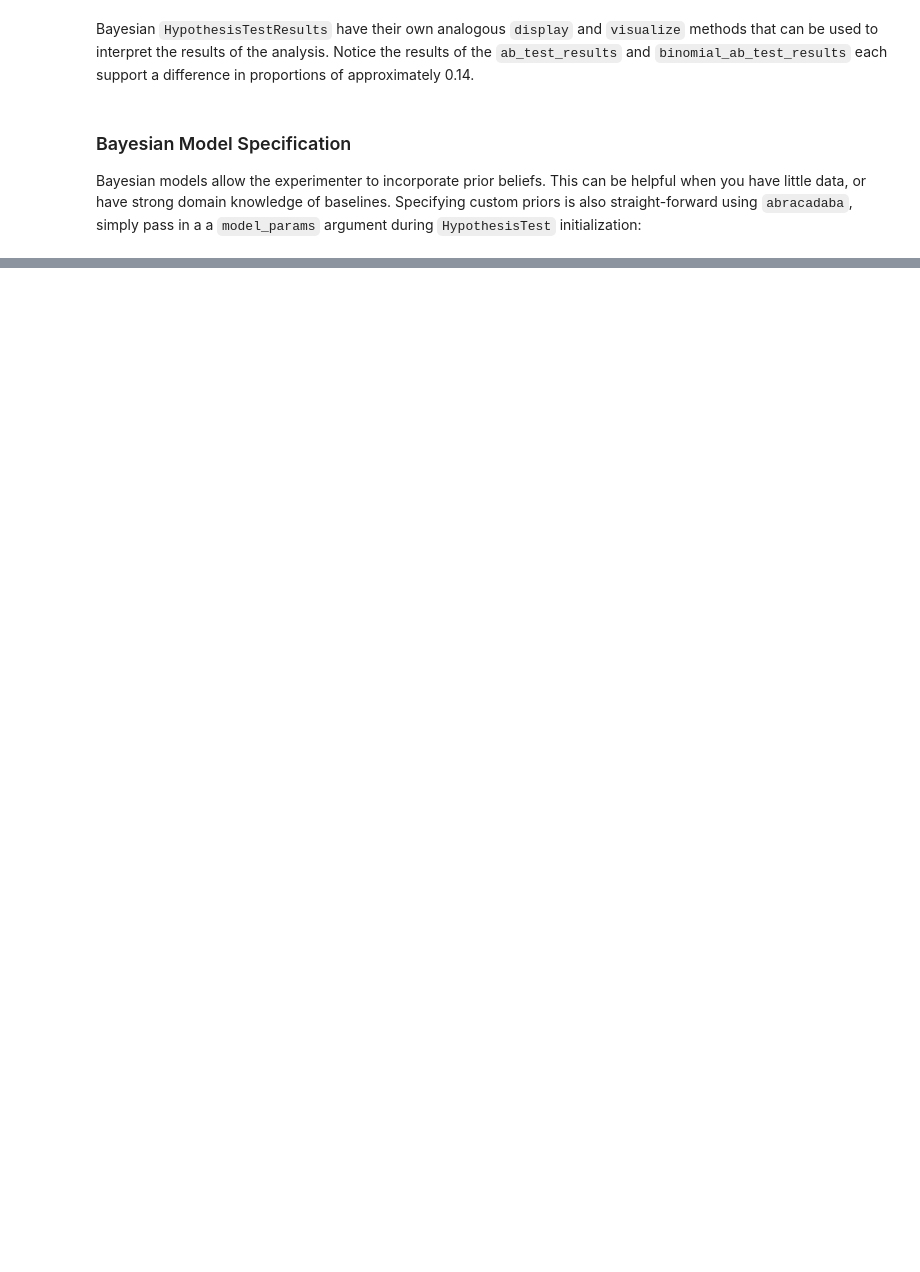
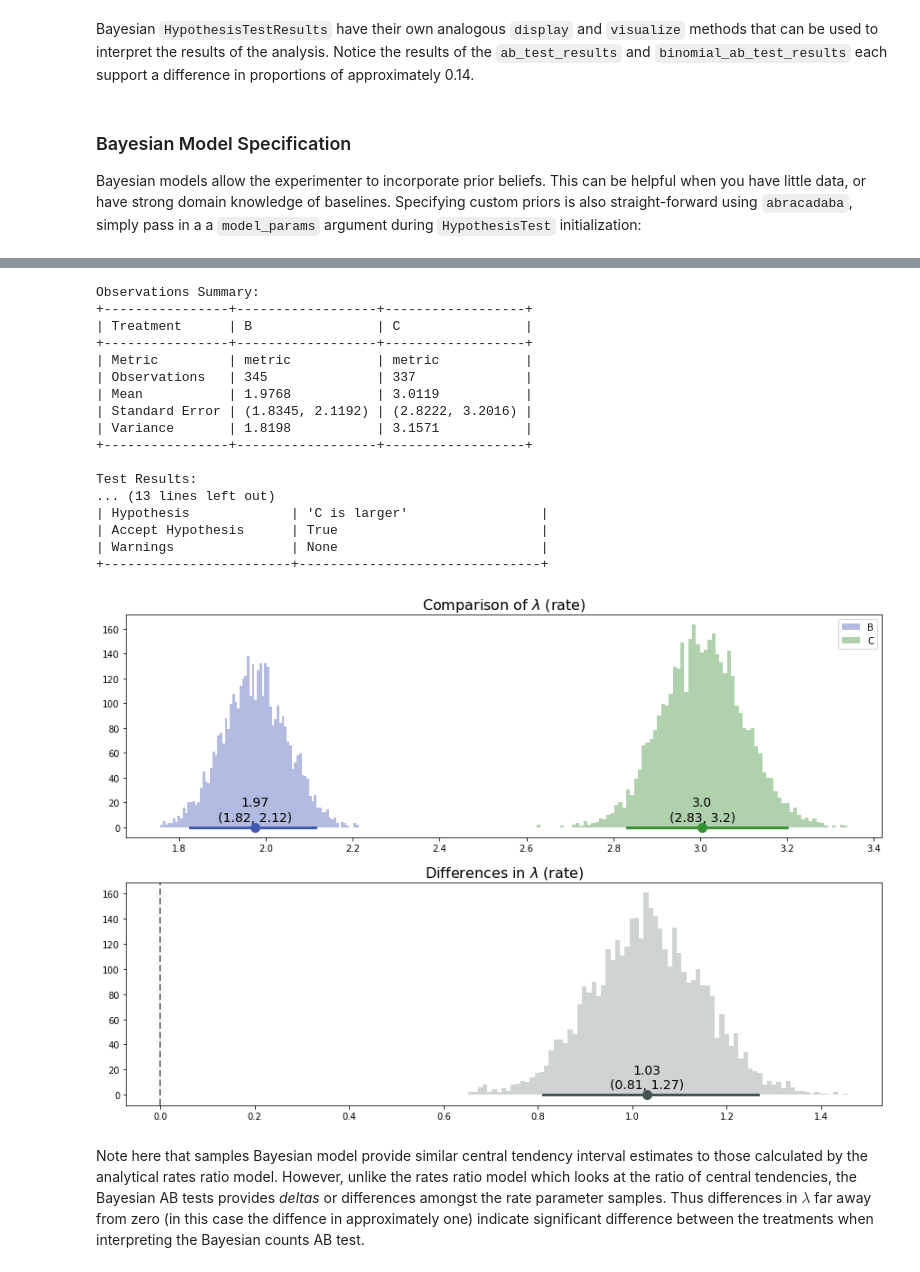
Before and after one commit to quizlet/abracadabra, a Jupyter notebook: docs/abracadabra_basics.ipynb, the cells around one changed output, grey strips where cells are left out. Drawn from its saved outputs; the diff is of its cells as text; code cells hidden in the pictures; blank space fills up the shorter version.

```diff
--- a/docs/abracadabra_basics.ipynb
+++ b/docs/abracadabra_basics.ipynb
@@ -363,0 +528,30 @@ Test Results:
+# %%
+bayesian_poisson_ab_test = poisson_ab_test.copy(inference_method='gamma_poisson')
+
+# Run the test with an alpha of 0.5; get back a HypothesisTestResults object
+bayesian_poisson_ab_test_results = exper.run_test(bayesian_poisson_ab_test)
+
+# Check the test results decision
+bayesian_poisson_ab_test_results.display()
+bayesian_poisson_ab_test_results.visualize()
+# %% [output]
+Observations Summary:
++----------------+------------------+------------------+
+| Treatment      | B                | C                |
++----------------+------------------+------------------+
+| Metric         | metric           | metric           |
+| Observations   | 345              | 337              |
+| Mean           | 1.9768           | 3.0119           |
+| Standard Error | (1.8345, 2.1192) | (2.8222, 3.2016) |
+| Variance       | 1.8198           | 3.1571           |
++----------------+------------------+------------------+
+
+Test Results:
+... (13 lines left out)
+| Hypothesis             | 'C is larger'                 |
+| Accept Hypothesis      | True                          |
+| Warnings               | None                          |
++------------------------+-------------------------------+
+[figure, added]
+# %% [markdown]
+Note here that samples Bayesian model provide similar central tendency interval estimates to those calculated by the analytical rates ratio model. However, unlike the rates ratio model which looks at the ratio of central tendencies, the Bayesian AB tests provides _deltas_ or differences amongst the rate parameter samples. Thus differences in $\lambda$ far away from zero (in this case the diffence in approximately one) indicate significant difference between the treatments when interpreting the Bayesian counts AB test.
```
Also changed, not shown: parts of 24 cells of this notebook.
